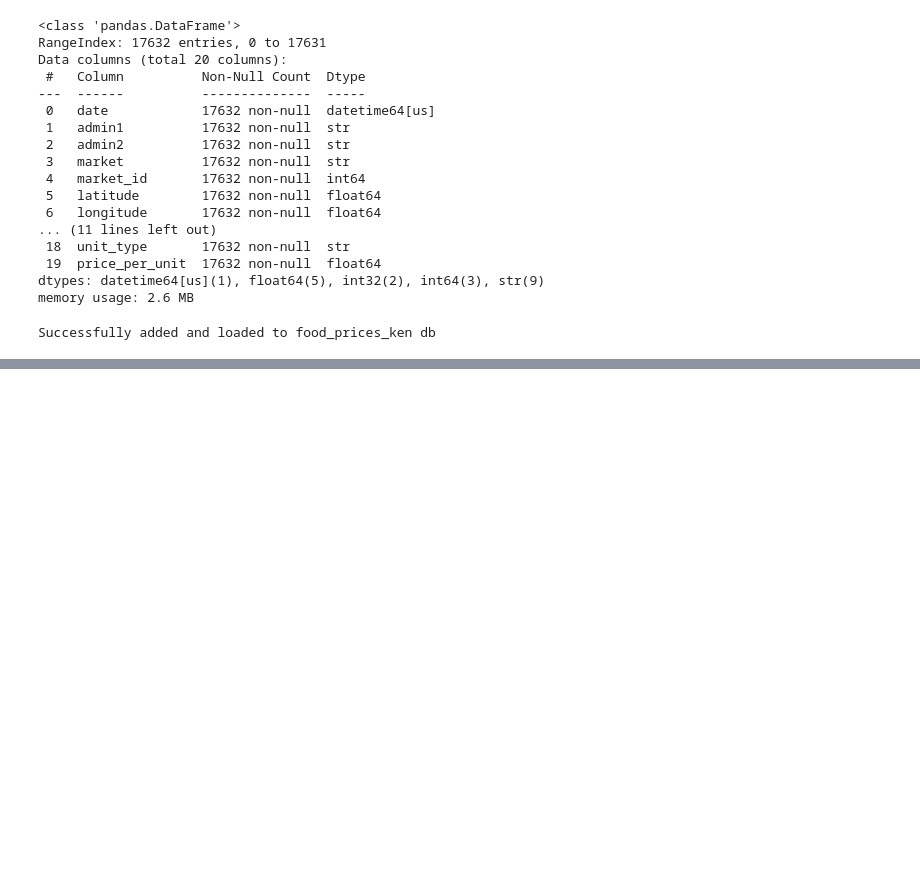
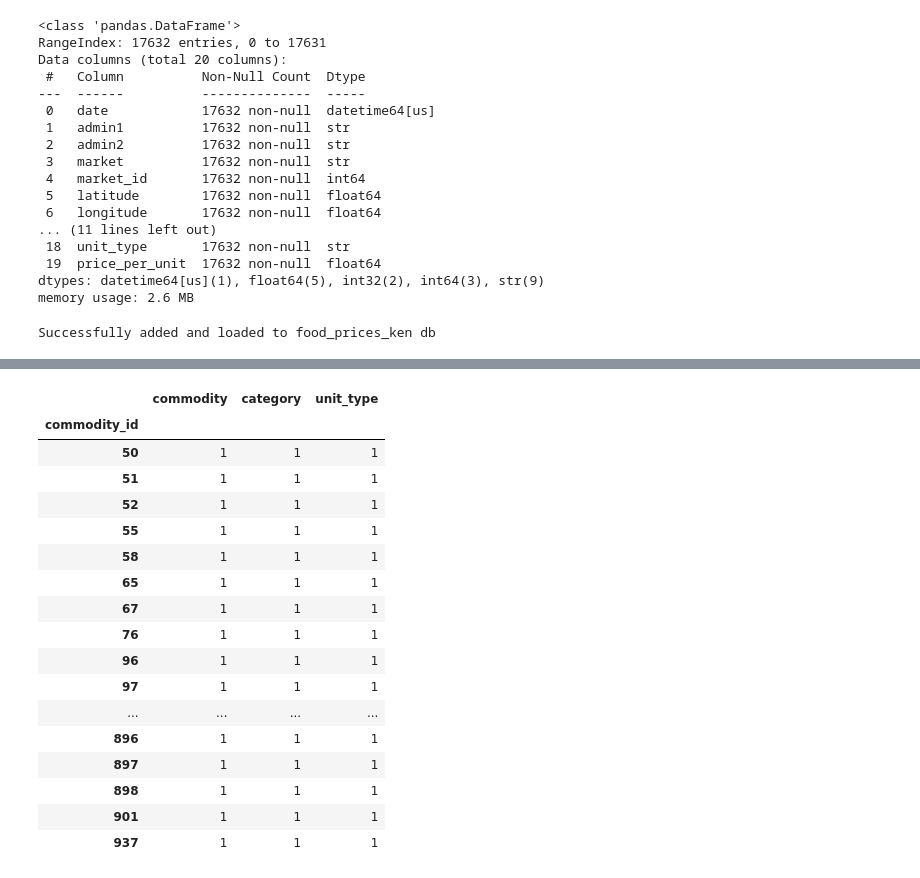
Before and after one commit to jwanzie/kenya-food-prices-etl-pipeline, a Jupyter notebook: Data_Pipeline.ipynb, the cells around one changed output, grey strips where cells are left out. Cells and saved outputs as stored; diff of their text form; code cells hidden in the pictures; blank space fills up the shorter version.

```diff
--- a/Data_Pipeline.ipynb
+++ b/Data_Pipeline.ipynb
@@ -461,0 +479,21 @@ Successfully added and loaded to food_prices_ken db
+# %%
+df.groupby('commodity_id')[['commodity', 'category', 'unit_type']].nunique()
+# %% [output]
+|  | commodity | category | unit_type |
+| commodity_id |  |  |  |
+| 50 | 1 | 1 | 1 |
+| 51 | 1 | 1 | 1 |
+| 52 | 1 | 1 | 1 |
+| 55 | 1 | 1 | 1 |
+| 58 | 1 | 1 | 1 |
+| 65 | 1 | 1 | 1 |
+| 67 | 1 | 1 | 1 |
+| 76 | 1 | 1 | 1 |
+| 96 | 1 | 1 | 1 |
+| 97 | 1 | 1 | 1 |
+| ... | ... | ... | ... |
+| 896 | 1 | 1 | 1 |
+| 897 | 1 | 1 | 1 |
+| 898 | 1 | 1 | 1 |
+| 901 | 1 | 1 | 1 |
+| 937 | 1 | 1 | 1 |
```
Also changed, not shown: parts of 5 cells of this notebook, 1 other file.
